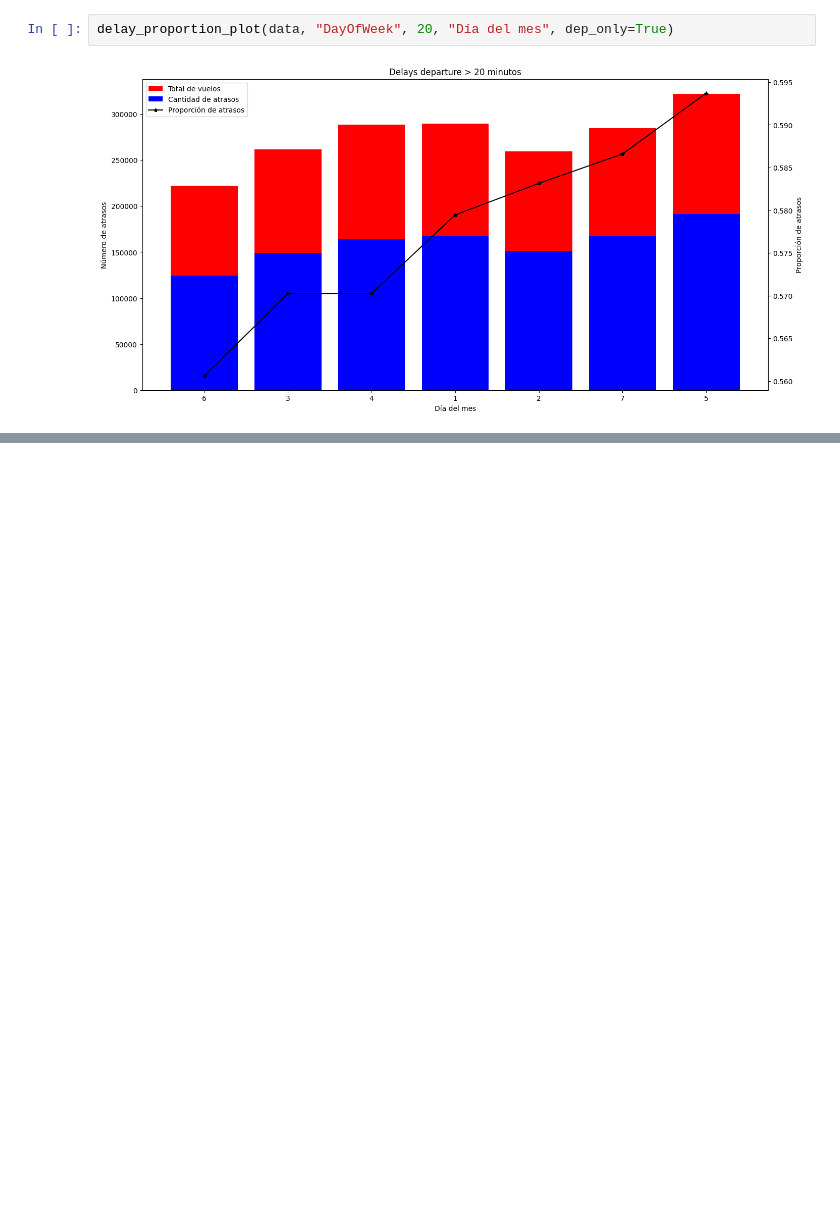
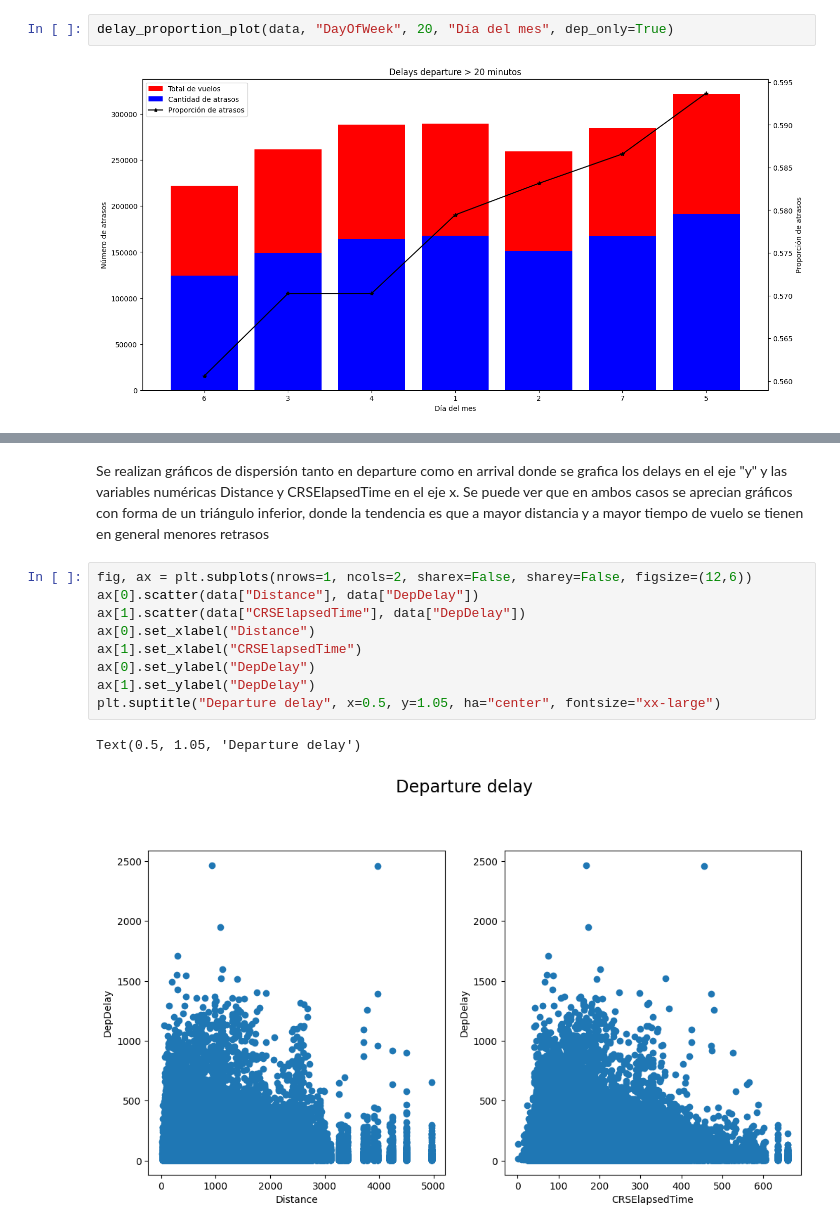
Before and after one commit to DiegoLeonG96/proyecto-pydatascience-udd, a Jupyter notebook: 03_Visualizaciones.ipynb, the cells around one changed output, grey strips where cells are left out. Drawn from its saved outputs; the diff is of its cells as text; blank space fills up the shorter version.

```diff
--- a/03_Visualizaciones.ipynb
+++ b/03_Visualizaciones.ipynb
@@ -211,0 +224,14 @@ delay_proportion_plot(data, "DayOfWeek", 20, "Día del mes", dep_only=True)
+# %% [markdown]
+Se realizan gráficos de dispersión tanto en departure como en arrival donde se grafica los delays en el eje "y" y las variables numéricas Distance y CRSElapsedTime en el eje x. Se puede ver que en ambos casos se aprecian gráficos con forma de un triángulo inferior, donde la tendencia es que a mayor distancia y a mayor tiempo de vuelo se tienen en general menores retrasos
+# %%
+fig, ax = plt.subplots(nrows=1, ncols=2, sharex=False, sharey=False, figsize=(12,6))
+ax[0].scatter(data["Distance"], data["DepDelay"])
+ax[1].scatter(data["CRSElapsedTime"], data["DepDelay"])
+ax[0].set_xlabel("Distance")
+ax[1].set_xlabel("CRSElapsedTime")
+ax[0].set_ylabel("DepDelay")
+ax[1].set_ylabel("DepDelay")
+plt.suptitle("Departure delay", x=0.5, y=1.05, ha="center", fontsize="xx-large")
+# %% [output]
+Text(0.5, 1.05, 'Departure delay')
+[figure, added]
```
Also changed, not shown: parts of 4 cells of this notebook.
